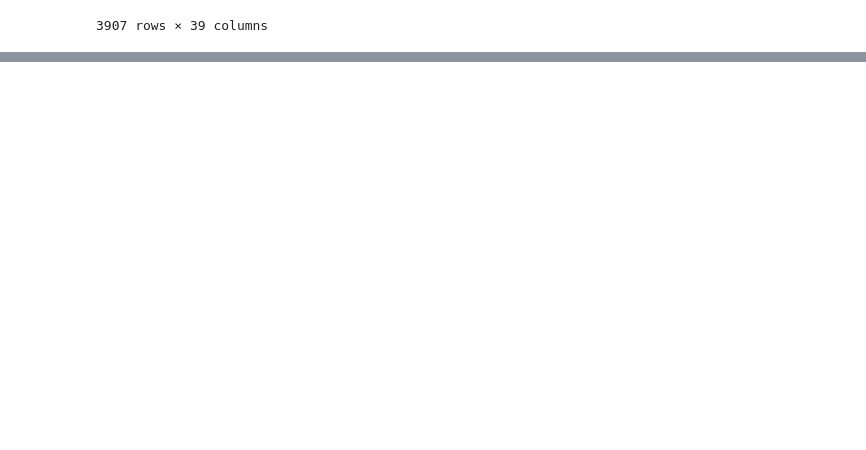
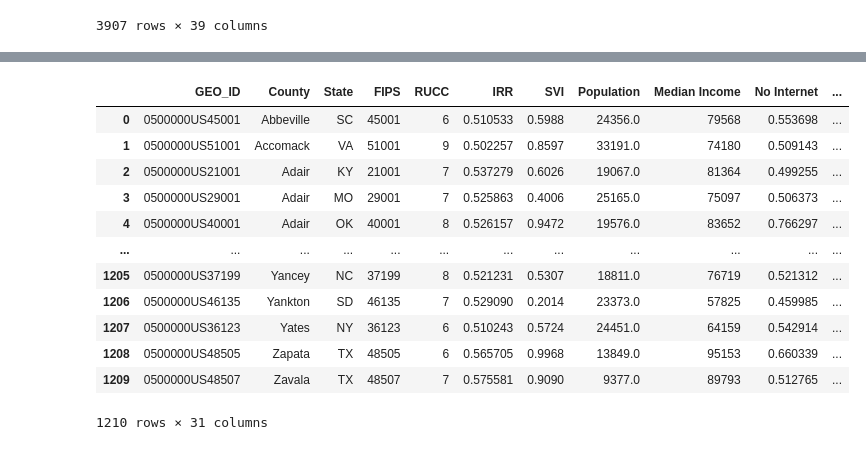
Before and after one commit to Apurv-Manjrekar/RADI, a Jupyter notebook: backend/analysis/preprocessing.ipynb, the cells around one changed output, grey strips where cells are left out. Cells and saved outputs as stored; diff of their text form; code cells hidden in the pictures; blank space fills up the shorter version.

```diff
--- a/backend/analysis/preprocessing.ipynb
+++ b/backend/analysis/preprocessing.ipynb
@@ -1178,0 +1324,12 @@ datasets['hhs_df']
+# %%
+final_df = refined_filtered_merged_df[['GEO_ID', 'Name', 'Complete County Name', 'County Equivalent Name', 'State', 'State Abbreviation',
+                                        '5-digit FIPS Code', 'State FIPS Code', 'State FIPS and Congressional District Number Code',
+                                        'RUCC_2023', 'IRR2000', 'SVI_2022', 'Total Population', 'Median Income', 'Percent With Internet',
+                                        'Some College or Associate\'s Degree', 'Mental Health Providers', 'White Population', 'Poverty 18-64',
+                                        'Lacking Complete Plumbing Facilities', '65+', 'Percent Less Than High School Graduate',
+                                        'No Vehicle Available', 'Housing Cost Burden', 'Ratio of population to primary care physicians',
+                                        'Unemployment', 'Uninsured', 'Long Commutes', 'Drinking Water Violations', 'Natural Disaster Risk',
+                                        'Food Insecurity', 'Heart Disease Mortality', 'Preventable Hospital Stays', 'Poor or Fair Health',
+                                        'Infant Mortality', 'Premature Mortality']]
+final_df.to_csv(processed_data_path + 'final_df.csv', index=False)
+final_df
@@ -1178,0 +1350,12 @@ datasets['hhs_df']
+# %%
+normalized_final_df = final_df.copy()
+# %%
+good_indicators = [
+    'Median Income', 'Percent With Internet', 'Some College or Associate\'s Degree',
+    'Mental Health Providers', 'White Population'
+]
+# %%
+for col in good_indicators:
+    max_val = normalized_final_df[col].max()
+    min_val = normalized_final_df[col].min()
+    normalized_final_df[col] = (max_val - normalized_final_df[col]) + min_val
@@ -1178,0 +1379,31 @@ datasets['hhs_df']
+# %%
+normalized_final_df = normalized_final_df.drop(columns=['Name', 'Complete County Name', 'State', 'State FIPS Code',
+                                                        'State FIPS and Congressional District Number Code'])
+normalized_final_df = normalized_final_df.rename(columns={'County Equivalent Name': 'County', 'State Abbreviation': 'State', '5-digit FIPS Code': 'FIPS',
+                                                          'RUCC_2023': 'RUCC', 'IRR2000': 'IRR', 'SVI_2022': 'SVI', 'Total Population': 'Population',
+                                                          'Percent With Internet': 'No Internet', 'Some College or Associate\'s Degree': 'No College',
+                                                          'Mental Health Providers': 'Ratio of Mental Health Providers to Population', 'White Population': 'Percent Non-White',
+                                                          'Poverty 18-64': 'Poverty', 'Lacking Complete Plumbing Facilities': 'No Plumbing Facilities',
+                                                          '65+': '65+', 'Percent Less Than High School Graduate': 'No High School',
+                                                          'No Vehicle Available': 'No Vehicle', 'Housing Cost Burden': 'Housing Cost Burden',
+                                                          'Ratio of population to primary care physicians': 'Ratio of Population to Primary Care Physicians',
+                                                          'Unemployment': 'Unemployment', 'Uninsured': 'Uninsured', 'Long Commutes': 'Long Commutes',
+                                                          'Drinking Water Violations': 'Drinking Water Violations', 'Natural Disaster Risk': 'Natural Disaster Risk',
+                                                          'Food Insecurity': 'Food Insecurity', 'Heart Disease Mortality': 'Heart Disease Mortality',
+                                                          'Preventable Hospital Stays': 'Preventable Hospital Stays', 'Poor or Fair Health': 'Poor or Fair Health',
+                                                          'Infant Mortality': 'Infant Mortality', 'Premature Mortality': 'Premature Mortality'})
+normalized_final_df
+# %% [output]
+|  | GEO_ID | County | State | FIPS | RUCC | IRR | SVI | Population | Median Income | No Internet | ... |
+| 0 | 0500000US45001 | Abbeville | SC | 45001 | 6 | 0.510533 | 0.5988 | 24356.0 | 79568 | 0.553698 | ... |
+| 1 | 0500000US51001 | Accomack | VA | 51001 | 9 | 0.502257 | 0.8597 | 33191.0 | 74180 | 0.509143 | ... |
+| 2 | 0500000US21001 | Adair | KY | 21001 | 7 | 0.537279 | 0.6026 | 19067.0 | 81364 | 0.499255 | ... |
+| 3 | 0500000US29001 | Adair | MO | 29001 | 7 | 0.525863 | 0.4006 | 25165.0 | 75097 | 0.506373 | ... |
+| 4 | 0500000US40001 | Adair | OK | 40001 | 8 | 0.526157 | 0.9472 | 19576.0 | 83652 | 0.766297 | ... |
+| ... | ... | ... | ... | ... | ... | ... | ... | ... | ... | ... | ... |
+| 1205 | 0500000US37199 | Yancey | NC | 37199 | 8 | 0.521231 | 0.5307 | 18811.0 | 76719 | 0.521312 | ... |
+| 1206 | 0500000US46135 | Yankton | SD | 46135 | 7 | 0.529090 | 0.2014 | 23373.0 | 57825 | 0.459985 | ... |
+| 1207 | 0500000US36123 | Yates | NY | 36123 | 6 | 0.510243 | 0.5724 | 24451.0 | 64159 | 0.542914 | ... |
+| 1208 | 0500000US48505 | Zapata | TX | 48505 | 6 | 0.565705 | 0.9968 | 13849.0 | 95153 | 0.660339 | ... |
+| 1209 | 0500000US48507 | Zavala | TX | 48507 | 7 | 0.575581 | 0.9090 | 9377.0 | 89793 | 0.512765 | ... |
+1210 rows × 31 columns
```
Also changed, not shown: parts of 42 cells of this notebook, 21 other files.
